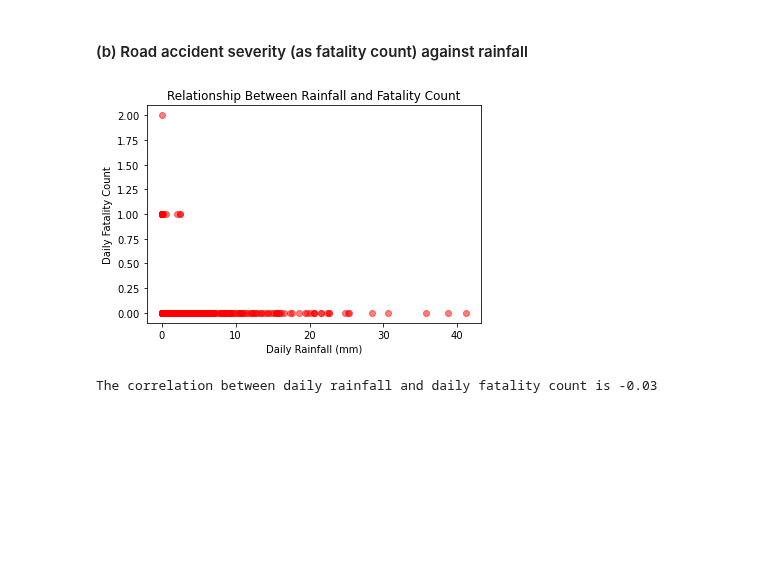
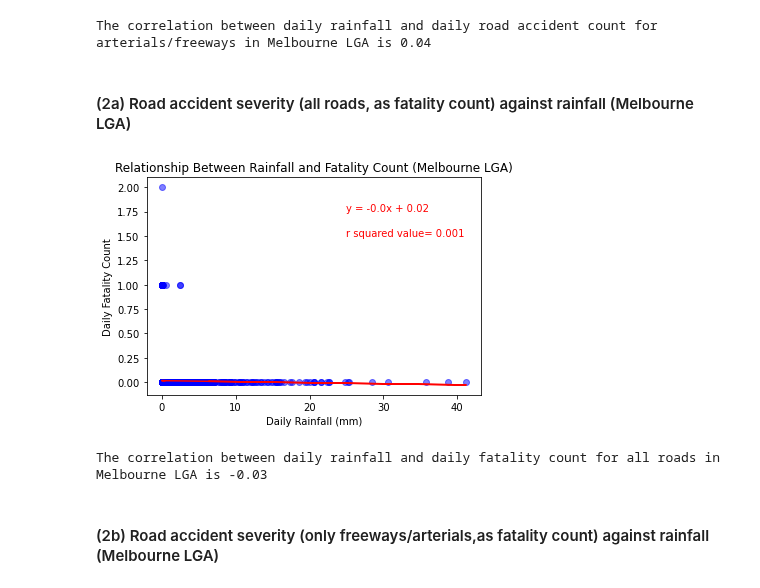
Before and after one commit to MarcusKorea/Crashes_in_Victoria, a Jupyter notebook: rainfall_analysis.ipynb, the cells around one changed output. Saved outputs shown, nothing was run; the diff lists cells and outputs as text; code cells hidden in the pictures; blank space fills up the shorter version.

```diff
--- a/rainfall_analysis.ipynb
+++ b/rainfall_analysis.ipynb
@@ -11,6 +12,6 @@ import scipy.stats as st
 # %%
-# Import cleaned Melbourne-only weather data
-melbourne_weather_path = "cleaned_data/melbourne_weather.csv"
-melbourne_weather = pd.read_csv(melbourne_weather_path)
-melbourne_weather.head()
+# Import cleaned Melbourne crash + weather data
+melbourne_data_path = "cleaned_data/merged_melb_data.csv"
+melbourne_data = pd.read_csv(melbourne_data_path)
+melbourne_data.head()
 # %% [output]
@@ -84,31 +116,52 @@ The correlation between daily rainfall and daily road accident count is 0.04
+# %%
+# Calculating the correlation coefficient for daily rainfall and daily road accident count
+correlation = st.pearsonr(x_axis["Rainfall amount (millimetres)"], y_axis)
+print(f"The correlation between daily rainfall and daily road accident count for arterials/freeways in Melbourne LGA is {round(correlation[0],2)}")
+
+# Outcome: correlation=0.04 means there is no correlation i.e daily rainfall has no impact
+# on daily road accident frequency. Therefore confirming the Null Hypothesis.
+# %% [output]
+The correlation between daily rainfall and daily road accident count for arterials/freeways in Melbourne LGA is 0.04
 # %% [markdown]
-#### (b) Road accident severity (as fatality count) against rainfall
+#### (2a) Road accident severity (all roads, as fatality count) against rainfall (Melbourne LGA)
 # %%
 # Group data by the accident date to find daily values.
-grouped_df = melbourne_accident_rain_df.groupby(["ACCIDENT_DATE"])
+grouped_melbourne_df = melbourne_data.groupby(["Date"])
 
 # Assign data to axis: x_axis is fatality sum, y_axis is rainfall (mean used but all rainfall data
 # values same for the same date).
-y_axis = grouped_df["FATALITY"].sum()
-x_axis = grouped_df["Rainfall amount (millimetres)"].mean().reset_index()
+y_axis = grouped_melbourne_df["FATALITY"].sum()
+x_axis = grouped_melbourne_df["Rainfall amount (millimetres)"].mean().reset_index()
 # %%
+# Undertake the linear regression and plot using matplotlib
+(slope, intercept, rvalue, pvalue, stderr) = linregress(x_axis["Rainfall amount (millimetres)"], y_axis)
+regress_values = x_axis["Rainfall amount (millimetres)"] * slope + intercept
+
+line_eq = "y = " + str(round(slope,2)) + "x + " + str(round(intercept,2))
+r2_value = "r squared value= " + str(round((rvalue**2),3))
+
 # Use matplotlib to create a scatter plot
-plt.scatter(x_axis["Rainfall amount (millimetres)"], y_axis, marker="o", facecolors="red", edgecolors="red", alpha=0.5)
-plt.title("Relationship Between Rainfall and Fatality Count")
+plt.scatter(x_axis["Rainfall amount (millimetres)"], y_axis, marker="o", facecolors="blue", edgecolors="blue", alpha=0.5)
+plt.plot(x_axis["Rainfall amount (millimetres)"],regress_values,"r-")
+plt.annotate(line_eq,(25,1.75),fontsize=10,color="red")
+plt.annotate(r2_value,(25,1.50),fontsize=10,color="red")
+plt.title("Relationship Between Rainfall and Fatality Count (Melbourne LGA)")
 plt.xlabel("Daily Rainfall (mm)")
 plt.ylabel("Daily Fatality Count")
 
 # Save the figure
-plt.savefig(os.path.join("figures",f"Rainfall_vs_Fatality_Count.png"))
+plt.savefig(os.path.join("figures",f"Melb_Rainfall_vs_Fatality_Count.png"))
 # %% [output]
-[figure, old version]
+[figure, new version]
 # %%
 # Calculating the correlation coefficient for daily rainfall and daily fatality count
 correlation = st.pearsonr(x_axis["Rainfall amount (millimetres)"], y_axis)
-print(f"The correlation between daily rainfall and daily fatality count is {round(correlation[0],2)}")
+print(f"The correlation between daily rainfall and daily fatality count for all roads in Melbourne LGA is {round(correlation[0],2)}")
 
 # Outcome: correlation=-0.03 means there is no correlation i.e daily rainfall does not appear to
-# increase the likelihood of fatalities in road accidents in Melbourne.
+# increase the likelihood of fatalities in road accidents (all roads) in Melbourne LGA.
 # Therefore confirming the Null Hypothesis.
 # %% [output]
-The correlation between daily rainfall and daily fatality count is -0.03
+The correlation between daily rainfall and daily fatality count for all roads in Melbourne LGA is -0.03
+# %% [markdown]
+#### (2b) Road accident severity (only freeways/arterials,as fatality count) against rainfall (Melbourne LGA)
```
Also changed, not shown: parts of 37 cells of this notebook, 10 other files.
